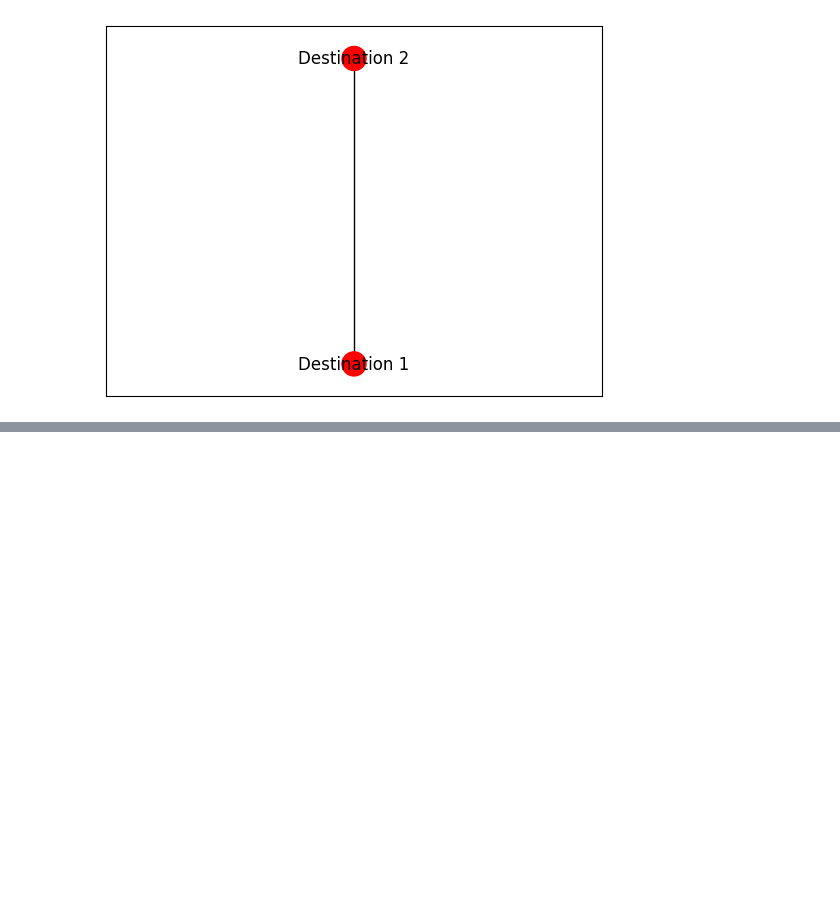
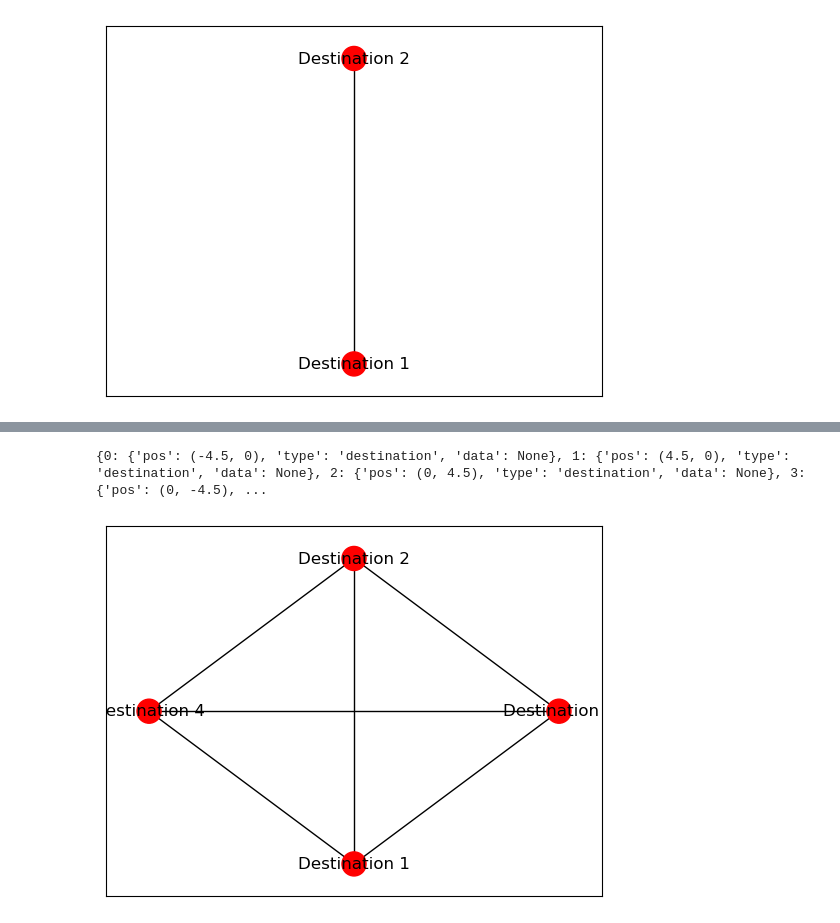
Before and after one commit to devddesai/metrobike, a Jupyter notebook: metrobike.ipynb, the cells around one changed output, grey strips where cells are left out. Drawn from its saved outputs; the diff is of its cells as text; code cells hidden in the pictures; blank space fills up the shorter version.

```diff
--- a/metrobike.ipynb
+++ b/metrobike.ipynb
@@ -150,0 +152,11 @@ plt.show()
+# %%
+### parameters
+destinations_coords = [
+    (0, -4.5),
+    (0, 4.5),
+    (4.5,0),
+    (-4.5,0)
+]
+
+# weights for each destination (add up to 1)
+w = [0.7, 0.1, 0.1, 0.1]
@@ -150,0 +165,8 @@ plt.show()
+# %%
+pos = {i: d["Destination " + str(i+1)] for i in range(len(d))}
+print(pos)
+colors = ['r' if G.nodes[i]['type'] == 'destination' else 'b' for i in G.nodes]
+nx.draw_networkx(G, {"Destination 1": [0, -4.5], "Destination 2": [0, 4.5], "Destination 3": [4.5, 0], "Destination 4": [-4.5,0]}, node_color = colors, with_labels=True)
+# %% [output]
+{0: {'pos': (-4.5, 0), 'type': 'destination', 'data': None}, 1: {'pos': (4.5, 0), 'type': 'destination', 'data': None}, 2: {'pos': (0, 4.5), 'type': 'destination', 'data': None}, 3: {'pos': (0, -4.5), ...
+[figure, added]
```
Also changed, not shown: parts of 22 cells of this notebook, 25 other files.
